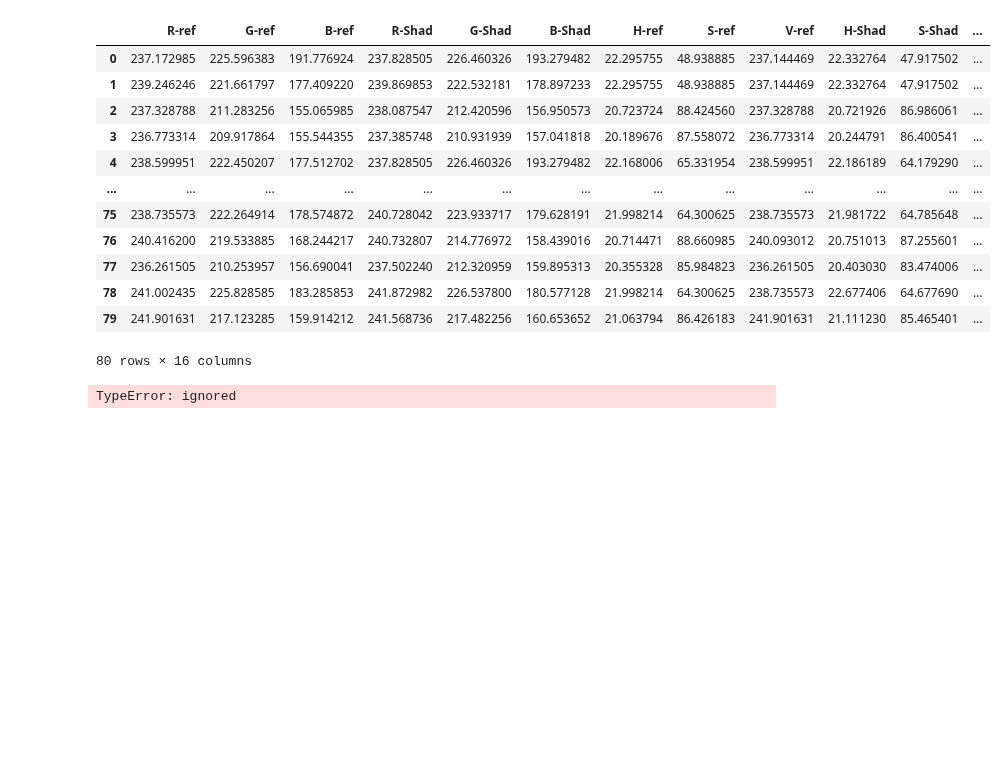
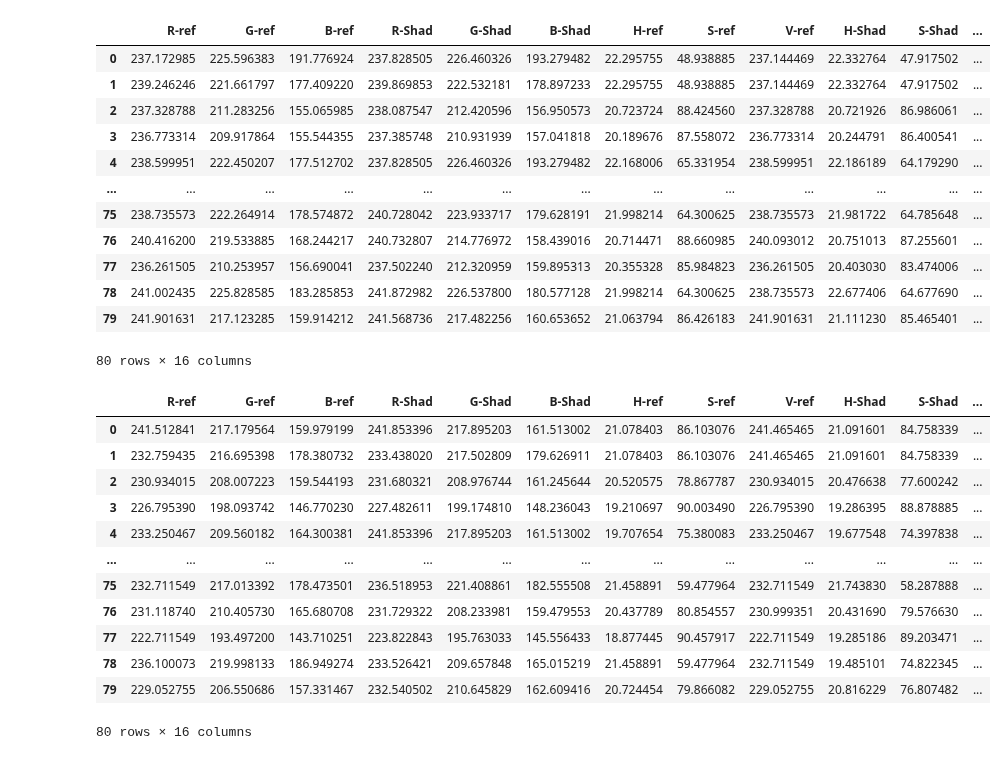
Before and after one commit to waraporn19/Project_2021_matchingcolor, a Jupyter notebook: P1A01.ipynb, the cells around one changed output. Drawn from its saved outputs; the diff is of its cells as text; code cells hidden in the pictures; blank space fills up the shorter version.

```diff
--- a/P1A01.ipynb
+++ b/P1A01.ipynb
@@ -3907,5 +3907,18 @@ df1.to_csv('Shade_A3 Guide.csv', index=False)
-# %%
-df1('Shade_A101 Guide.csv', index=False)
-# %% [output]
-TypeError: ignored
+# %%
+df102 = pd.read_csv('Shade_A102 Guide (1).csv')
+df102
+# %% [output]
+|  | R-ref | G-ref | B-ref | R-Shad | G-Shad | B-Shad | H-ref | S-ref | V-ref | H-Shad | S-Shad | ... |
+| 0 | 241.512841 | 217.179564 | 159.979199 | 241.853396 | 217.895203 | 161.513002 | 21.078403 | 86.103076 | 241.465465 | 21.091601 | 84.758339 | ... |
+| 1 | 232.759435 | 216.695398 | 178.380732 | 233.438020 | 217.502809 | 179.626911 | 21.078403 | 86.103076 | 241.465465 | 21.091601 | 84.758339 | ... |
+| 2 | 230.934015 | 208.007223 | 159.544193 | 231.680321 | 208.976744 | 161.245644 | 20.520575 | 78.867787 | 230.934015 | 20.476638 | 77.600242 | ... |
+| 3 | 226.795390 | 198.093742 | 146.770230 | 227.482611 | 199.174810 | 148.236043 | 19.210697 | 90.003490 | 226.795390 | 19.286395 | 88.878885 | ... |
+| 4 | 233.250467 | 209.560182 | 164.300381 | 241.853396 | 217.895203 | 161.513002 | 19.707654 | 75.380083 | 233.250467 | 19.677548 | 74.397838 | ... |
+| ... | ... | ... | ... | ... | ... | ... | ... | ... | ... | ... | ... | ... |
+| 75 | 232.711549 | 217.013392 | 178.473501 | 236.518953 | 221.408861 | 182.555508 | 21.458891 | 59.477964 | 232.711549 | 21.743830 | 58.287888 | ... |
+| 76 | 231.118740 | 210.405730 | 165.680708 | 231.729322 | 208.233981 | 159.479553 | 20.437789 | 80.854557 | 230.999351 | 20.431690 | 79.576630 | ... |
+| 77 | 222.711549 | 193.497200 | 143.710251 | 223.822843 | 195.763033 | 145.556433 | 18.877445 | 90.457917 | 222.711549 | 19.285186 | 89.203471 | ... |
+| 78 | 236.100073 | 219.998133 | 186.949274 | 233.526421 | 209.657848 | 165.015219 | 21.458891 | 59.477964 | 232.711549 | 19.485101 | 74.822345 | ... |
+| 79 | 229.052755 | 206.550686 | 157.331467 | 232.540502 | 210.645829 | 162.609416 | 20.724454 | 79.866082 | 229.052755 | 20.816229 | 76.807482 | ... |
+80 rows × 16 columns
 # %%
```
Also changed, not shown: parts of 8 cells of this notebook.
